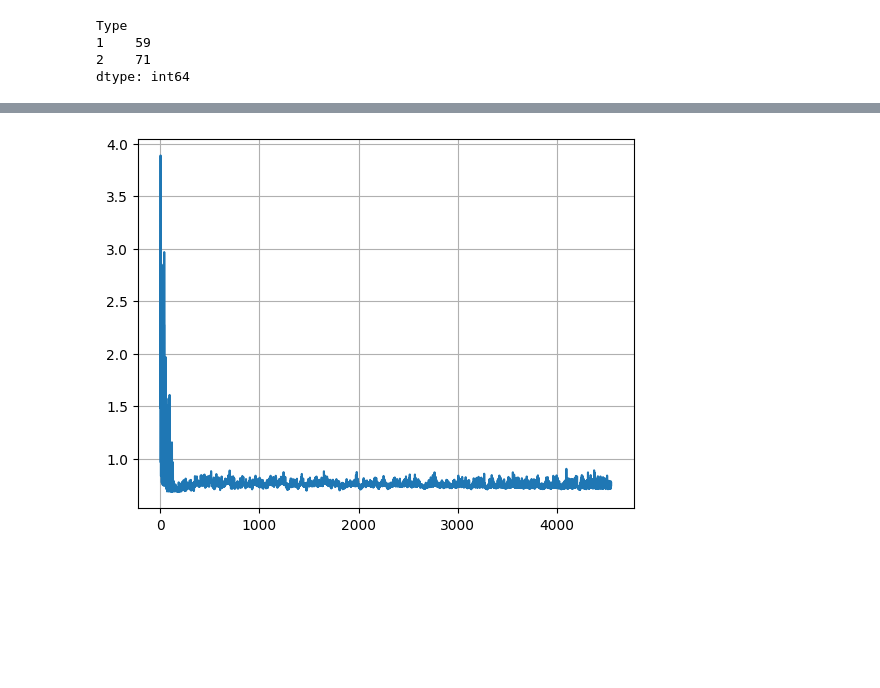
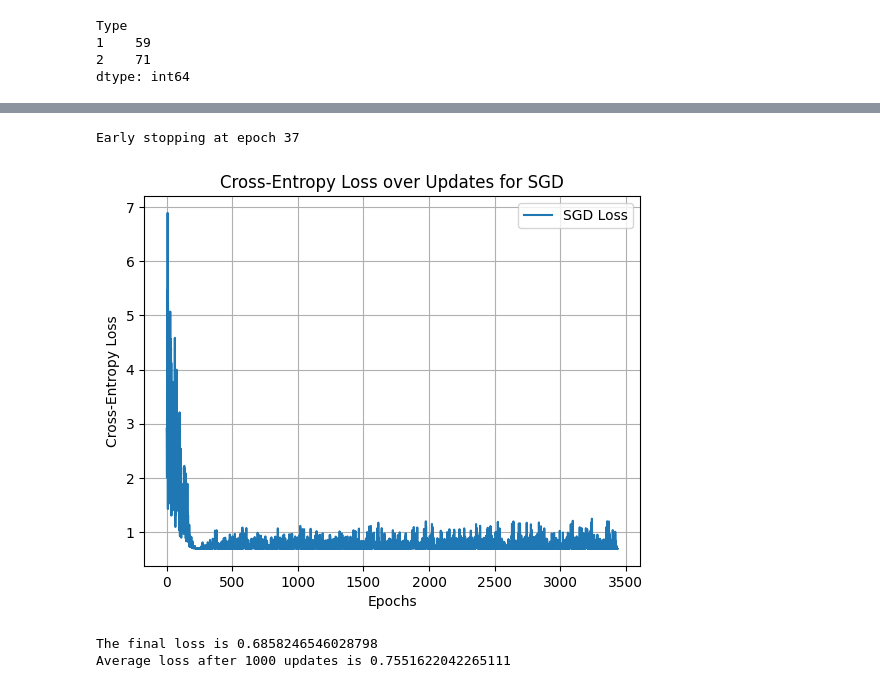
Before and after one commit to ziyuanLi-alex/sdm274, a Jupyter notebook: assgn04_logi/logistic.ipynb, the cells around one changed output, grey strips where cells are left out. Drawn from its saved outputs; the diff is of its cells as text; code cells hidden in the pictures; blank space fills up the shorter version.

```diff
--- a/assgn04_logi/logistic.ipynb
+++ b/assgn04_logi/logistic.ipynb
@@ -159,18 +206,33 @@ class LogisticRegression():
 # %%
 # we need some conversion between numpy and pandas
 X_train = X_train.to_numpy() if isinstance(X_train, pd.DataFrame) else X_train
 y_train = y_train.to_numpy() if isinstance(y_train, pd.Series) else y_train
 
 
 # update_based loss calculation
 model_SGD = LogisticRegression()
 model_SGD.lr =1e-7
 model_SGD.epochs = 50
 model_SGD.tol = 1e-6
 model_SGD.SGD(X_train, y_train)
-model_SGD.plot_cross_entropy_loss()
+
+# separating the plotting func with the class. More versatile.
+plt.plot(model_SGD.loss, label='SGD Loss')
+plt.xlabel('Epochs')
+plt.ylabel('Cross-Entropy Loss')
+plt.title('Cross-Entropy Loss over Updates for SGD')
+plt.legend()
+plt.grid()
+plt.show()
+
+print(f'The final loss is {model_SGD.loss[-1]}')
+avg_loss = np.mean(model_SGD.loss[1000:])
+print(f"Average loss after 1000 updates is {avg_loss}")
 # %% [output]
+Early stopping at epoch 37
-[figure, old version]
+[figure, new version]
+The final loss is 0.6858246546028798
+Average loss after 1000 updates is 0.7551622042265111
 # %%
 # we need some conversion between numpy and pandas
 X_train = X_train.to_numpy() if isinstance(X_train, pd.DataFrame) else X_train
```
Also changed, not shown: parts of 15 cells of this notebook.
